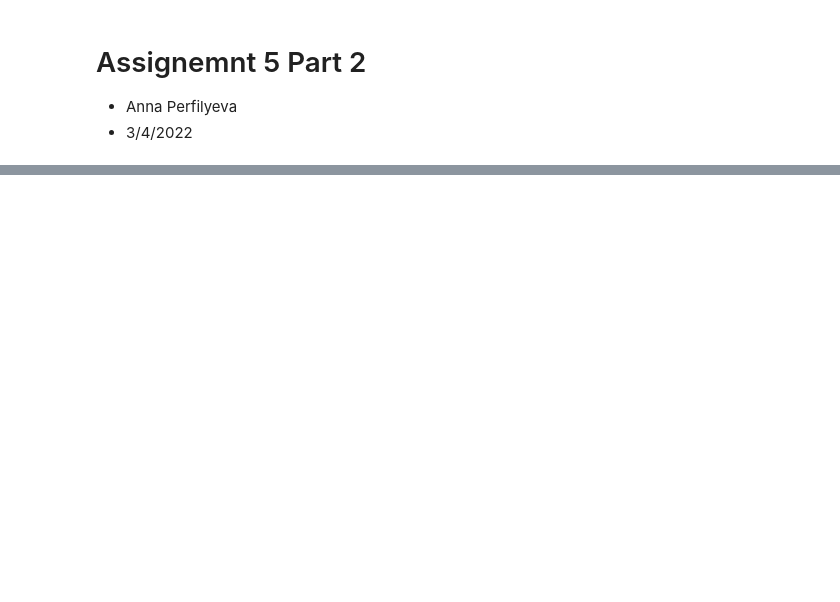
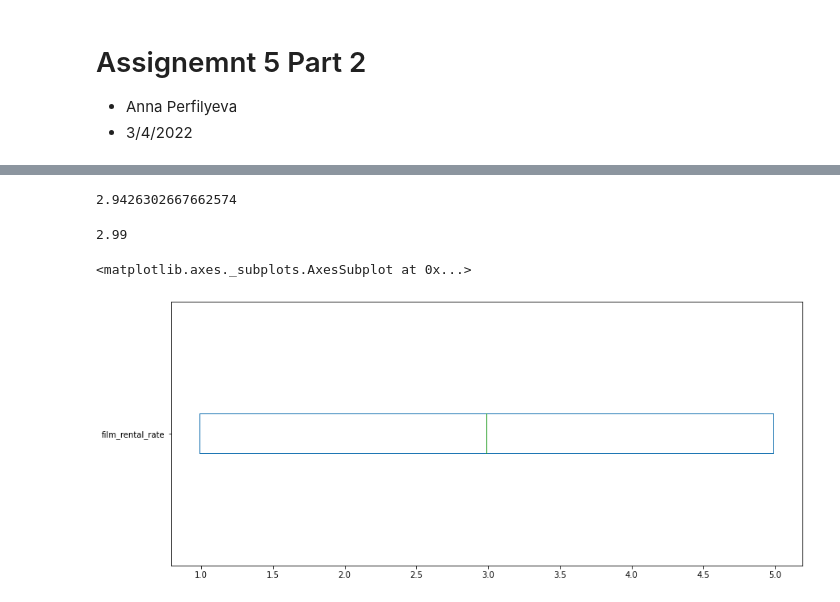
Before and after one commit to aperfilyeva/anna_data690, a Jupyter notebook: assignment_05/Assignment_5_Part_2.ipynb, the cells around one changed output, grey strips where cells are left out. Cells and saved outputs as stored; diff of their text form; code cells hidden in the pictures; blank space fills up the shorter version.

```diff
--- a/assignment_05/Assignment_5_Part_2.ipynb
+++ b/assignment_05/Assignment_5_Part_2.ipynb
@@ -40,0 +104,13 @@ DatabaseError: ignored
+# %%
+df['film_rental_rate'].mean()
+# %% [output]
+2.9426302667662574
+# %%
+df['film_rental_rate'].median()
+# %% [output]
+2.99
+# %%
+df['film_rental_rate'].plot(kind='box', vert=False, figsize=(14,6))
+# %% [output]
+<matplotlib.axes._subplots.AxesSubplot at 0x...>
+[figure, added]
```
Also changed, not shown: parts of 25 cells of this notebook.
